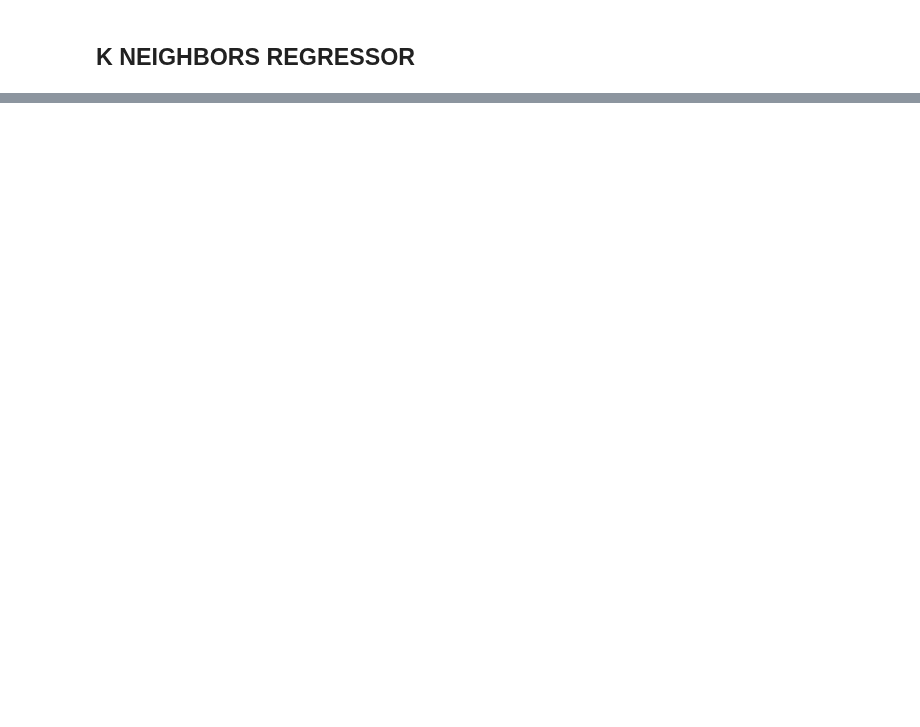
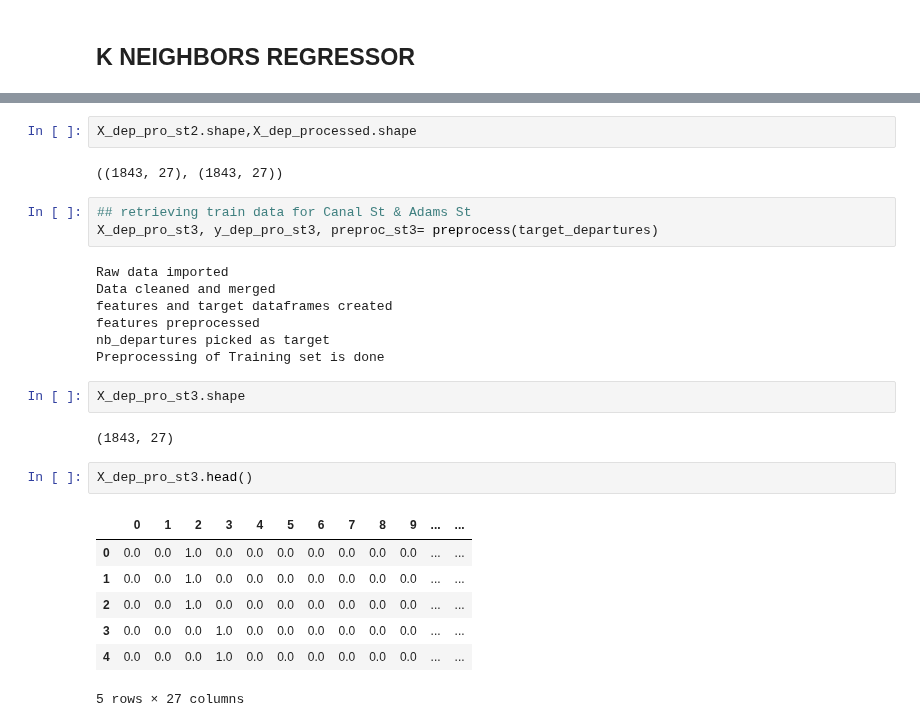
Before and after one commit to G-Dolle/DIVVY_BIKE, a Jupyter notebook: model.ipynb, the cells around one changed output, grey strips where cells are left out. Cells and saved outputs as stored; diff of their text form; blank space fills up the shorter version.

```diff
--- a/model.ipynb
+++ b/model.ipynb
@@ -196,0 +415,28 @@ r2_knr,mse_knr
+# %%
+X_dep_pro_st2.shape,X_dep_processed.shape
+# %% [output]
+((1843, 27), (1843, 27))
+# %%
+## retrieving train data for Canal St & Adams St
+X_dep_pro_st3, y_dep_pro_st3, preproc_st3= preprocess(target_departures)
+# %% [output]
+Raw data imported
+Data cleaned and merged
+features and target dataframes created
+features preprocessed
+nb_departures picked as target
+Preprocessing of Training set is done
+# %%
+X_dep_pro_st3.shape
+# %% [output]
+(1843, 27)
+# %%
+X_dep_pro_st3.head()
+# %% [output]
+|  | 0 | 1 | 2 | 3 | 4 | 5 | 6 | 7 | 8 | 9 | ... | ... |
+| 0 | 0.0 | 0.0 | 1.0 | 0.0 | 0.0 | 0.0 | 0.0 | 0.0 | 0.0 | 0.0 | ... | ... |
+| 1 | 0.0 | 0.0 | 1.0 | 0.0 | 0.0 | 0.0 | 0.0 | 0.0 | 0.0 | 0.0 | ... | ... |
+| 2 | 0.0 | 0.0 | 1.0 | 0.0 | 0.0 | 0.0 | 0.0 | 0.0 | 0.0 | 0.0 | ... | ... |
+| 3 | 0.0 | 0.0 | 0.0 | 1.0 | 0.0 | 0.0 | 0.0 | 0.0 | 0.0 | 0.0 | ... | ... |
+| 4 | 0.0 | 0.0 | 0.0 | 1.0 | 0.0 | 0.0 | 0.0 | 0.0 | 0.0 | 0.0 | ... | ... |
+5 rows × 27 columns
```
Also changed, not shown: parts of 56 cells of this notebook, 14 other files.
